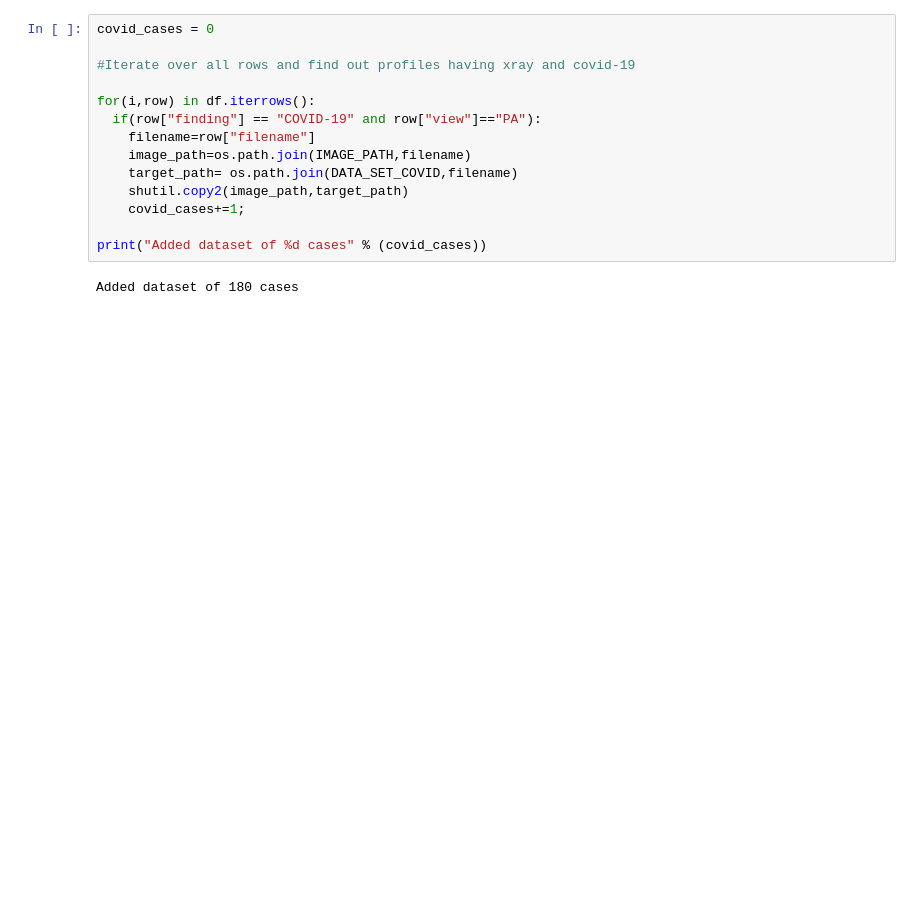
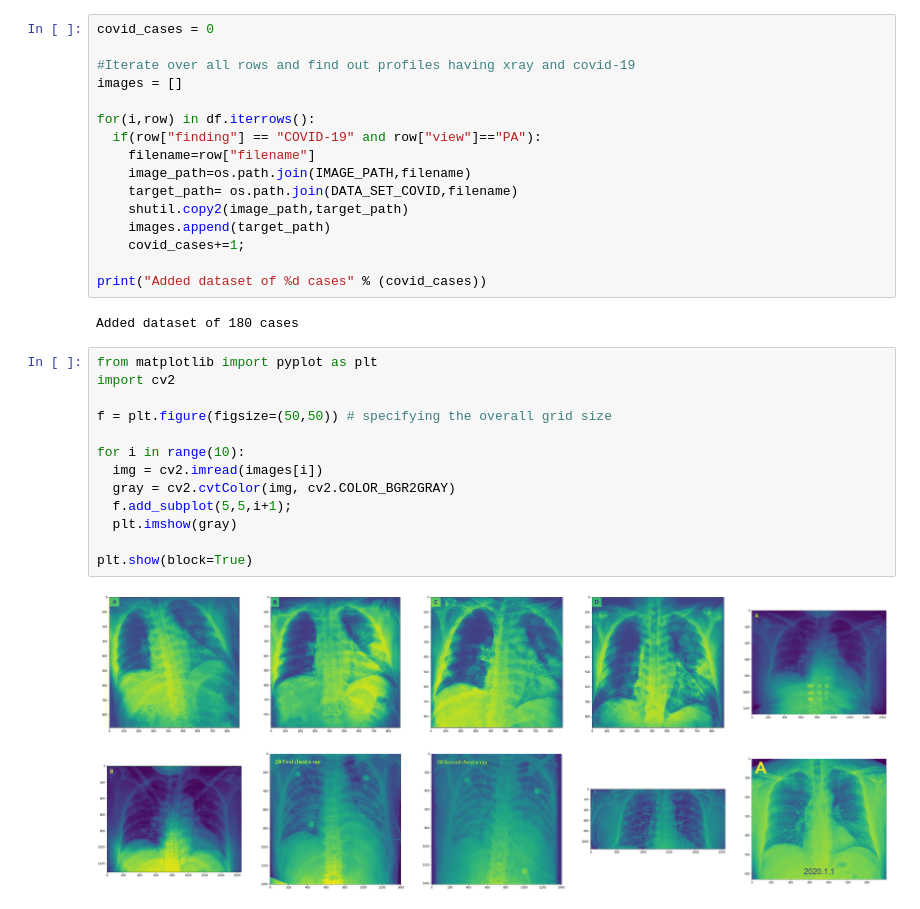
Before and after one commit to bhavita/CovidPrediction, a Jupyter notebook: CovidXrayDataSet.ipynb, the cells around one changed output. Drawn from its saved outputs; the diff is of its cells as text; blank space fills up the shorter version.

```diff
--- a/CovidXrayDataSet.ipynb
+++ b/CovidXrayDataSet.ipynb
@@ -38,6 +38,7 @@ Creating DataSet for Covid
 covid_cases = 0
 
 #Iterate over all rows and find out profiles having xray and covid-19
+images = []
 
 for(i,row) in df.iterrows():
   if(row["finding"] == "COVID-19" and row["view"]=="PA"):
@@ -45,8 +46,24 @@ for(i,row) in df.iterrows():
     image_path=os.path.join(IMAGE_PATH,filename)
     target_path= os.path.join(DATA_SET_COVID,filename)
     shutil.copy2(image_path,target_path)
+    images.append(target_path)
     covid_cases+=1;
 
 print("Added dataset of %d cases" % (covid_cases))
 # %% [output]
 Added dataset of 180 cases
+# %%
+from matplotlib import pyplot as plt
+import cv2
+
+f = plt.figure(figsize=(50,50)) # specifying the overall grid size
+
+for i in range(10):
+  img = cv2.imread(images[i])
+  gray = cv2.cvtColor(img, cv2.COLOR_BGR2GRAY)
+  f.add_subplot(5,5,i+1);
+  plt.imshow(gray)
+
+plt.show(block=True)
+# %% [output]
+[figure, added]
```
